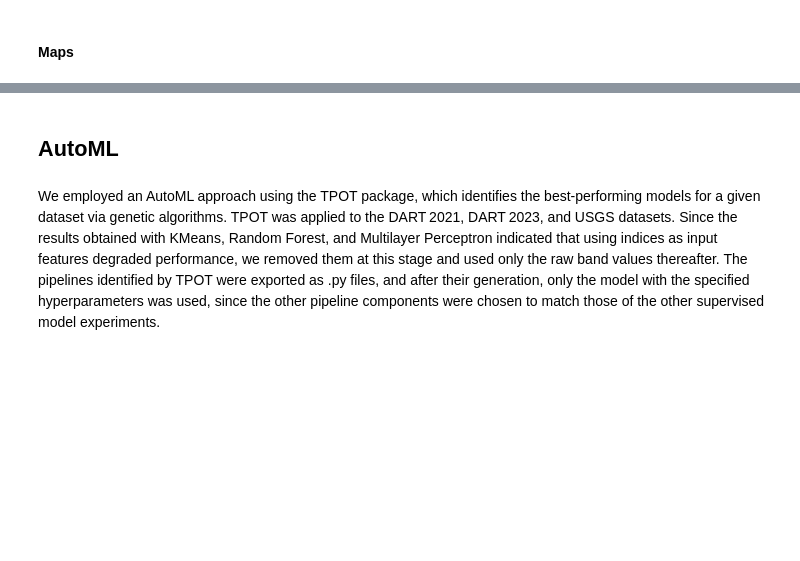
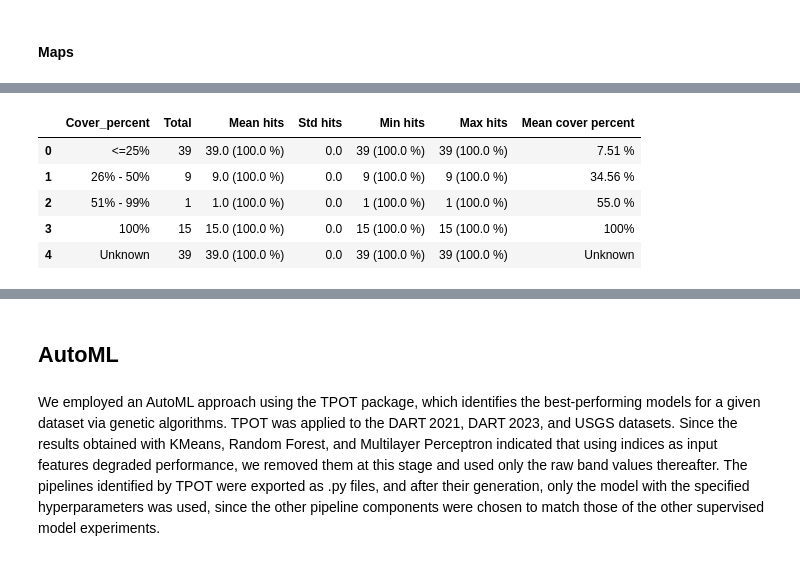
Before and after one commit to ufrgs-rescue/plastic_map, a Jupyter notebook: main.ipynb, the cells around one changed output, grey strips where cells are left out. Saved outputs shown, nothing was run; the diff lists cells and outputs as text; code cells hidden in the pictures; blank space fills up the shorter version.

```diff
--- a/main.ipynb
+++ b/main.ipynb
@@ -5699,0 +6142,9 @@ for d in dates:
+# %%
+stats_by_plastic_cover_percent
+# %% [output]
+|  | Cover_percent | Total | Mean hits | Std hits | Min hits | Max hits | Mean cover percent |
+| 0 | <=25% | 39 | 39.0 (100.0 %) | 0.0 | 39 (100.0 %) | 39 (100.0 %) | 7.51 % |
+| 1 | 26% - 50% | 9 | 9.0 (100.0 %) | 0.0 | 9 (100.0 %) | 9 (100.0 %) | 34.56 % |
+| 2 | 51% - 99% | 1 | 1.0 (100.0 %) | 0.0 | 1 (100.0 %) | 1 (100.0 %) | 55.0 % |
+| 3 | 100% | 15 | 15.0 (100.0 %) | 0.0 | 15 (100.0 %) | 15 (100.0 %) | 100% |
+| 4 | Unknown | 39 | 39.0 (100.0 %) | 0.0 | 39 (100.0 %) | 39 (100.0 %) | Unknown |
```
Also changed, not shown: parts of 89 cells of this notebook.
